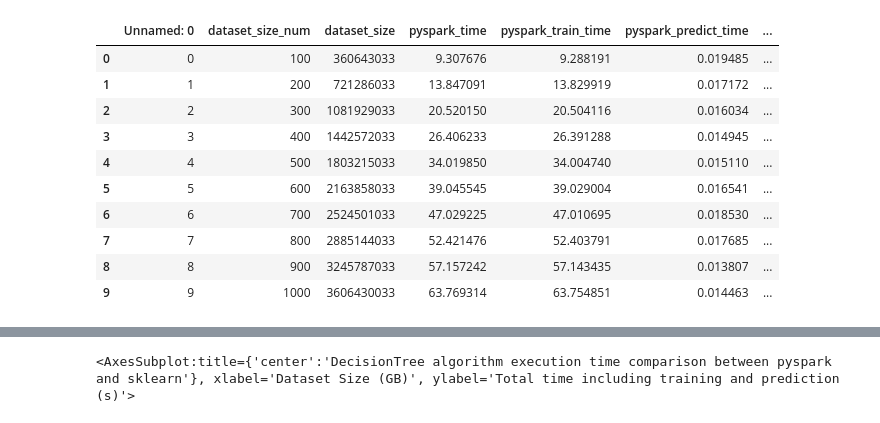
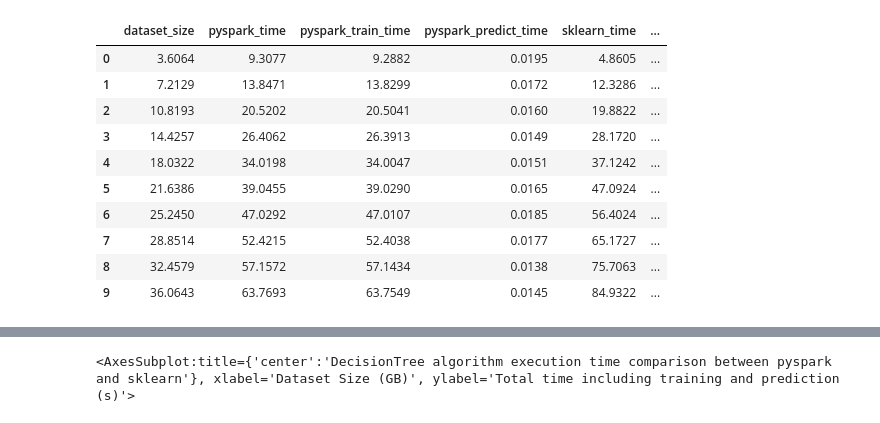
Before and after one commit to marcelomdevasconcellos/pyspark-distributed-classification, a Jupyter notebook: decisiontree_compare_rapport.ipynb, the cells around one changed output, grey strips where cells are left out. Drawn from its saved outputs; the diff is of its cells as text; code cells hidden in the pictures.

```diff
--- a/decisiontree_compare_rapport.ipynb
+++ b/decisiontree_compare_rapport.ipynb
@@ -3,16 +3,4 @@ import pandas as pd
 # %%
 df = pd.read_csv('results/CLOUD_COMPARE_32_CORES.csv')
 # %%
-df
+df = df.drop(columns=['Unnamed: 0', 'dataset_size_num'])
-# %% [output]
-|  | Unnamed: 0 | dataset_size_num | dataset_size | pyspark_time | pyspark_train_time | pyspark_predict_time | ... |
-| 0 | 0 | 100 | 360643033 | 9.307676 | 9.288191 | 0.019485 | ... |
-| 1 | 1 | 200 | 721286033 | 13.847091 | 13.829919 | 0.017172 | ... |
-| 2 | 2 | 300 | 1081929033 | 20.520150 | 20.504116 | 0.016034 | ... |
-| 3 | 3 | 400 | 1442572033 | 26.406233 | 26.391288 | 0.014945 | ... |
-| 4 | 4 | 500 | 1803215033 | 34.019850 | 34.004740 | 0.015110 | ... |
-| 5 | 5 | 600 | 2163858033 | 39.045545 | 39.029004 | 0.016541 | ... |
-| 6 | 6 | 700 | 2524501033 | 47.029225 | 47.010695 | 0.018530 | ... |
-| 7 | 7 | 800 | 2885144033 | 52.421476 | 52.403791 | 0.017685 | ... |
-| 8 | 8 | 900 | 3245787033 | 57.157242 | 57.143435 | 0.013807 | ... |
-| 9 | 9 | 1000 | 3606430033 | 63.769314 | 63.754851 | 0.014463 | ... |
@@ -21,4 +11,16 @@ df['dataset_size'] = df['dataset_size']/100000000
 # %%
-df = df.round(2)
+df
+# %% [output]
+|  | dataset_size | pyspark_time | pyspark_train_time | pyspark_predict_time | sklearn_time | ... |
+| 0 | 3.6064 | 9.3077 | 9.2882 | 0.0195 | 4.8605 | ... |
+| 1 | 7.2129 | 13.8471 | 13.8299 | 0.0172 | 12.3286 | ... |
+| 2 | 10.8193 | 20.5202 | 20.5041 | 0.0160 | 19.8822 | ... |
+| 3 | 14.4257 | 26.4062 | 26.3913 | 0.0149 | 28.1720 | ... |
+| 4 | 18.0322 | 34.0198 | 34.0047 | 0.0151 | 37.1242 | ... |
+| 5 | 21.6386 | 39.0455 | 39.0290 | 0.0165 | 47.0924 | ... |
+| 6 | 25.2450 | 47.0292 | 47.0107 | 0.0185 | 56.4024 | ... |
+| 7 | 28.8514 | 52.4215 | 52.4038 | 0.0177 | 65.1727 | ... |
+| 8 | 32.4579 | 57.1572 | 57.1434 | 0.0138 | 75.7063 | ... |
+| 9 | 36.0643 | 63.7693 | 63.7549 | 0.0145 | 84.9322 | ... |
 # %%
 dftemp = df[['pyspark_train_time', 'sklearn_train_time', 'dataset_size']]
```
Also changed, not shown: parts of 8 cells of this notebook, 6 other files.
